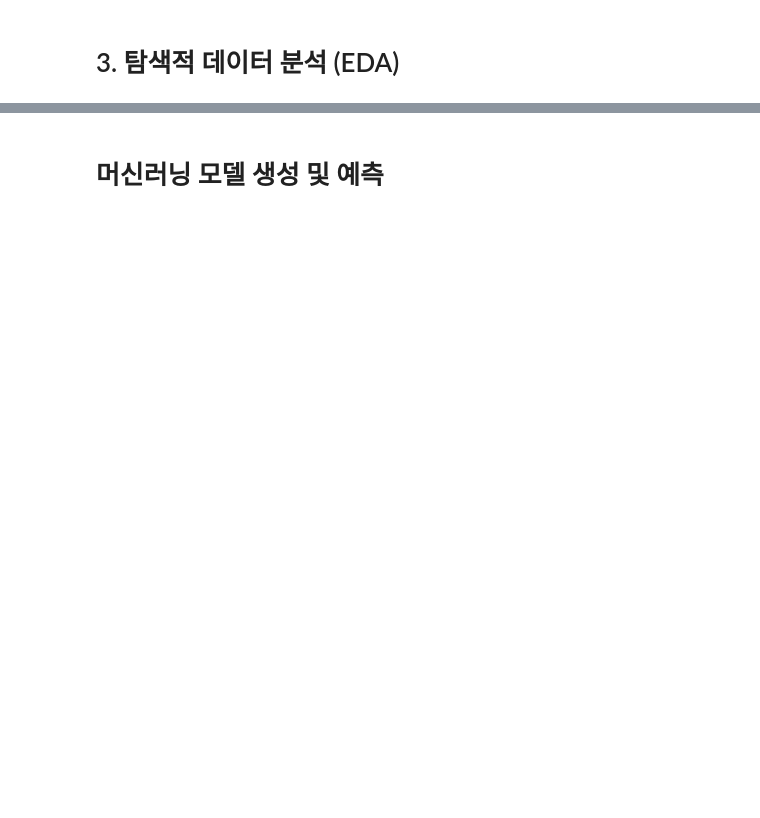
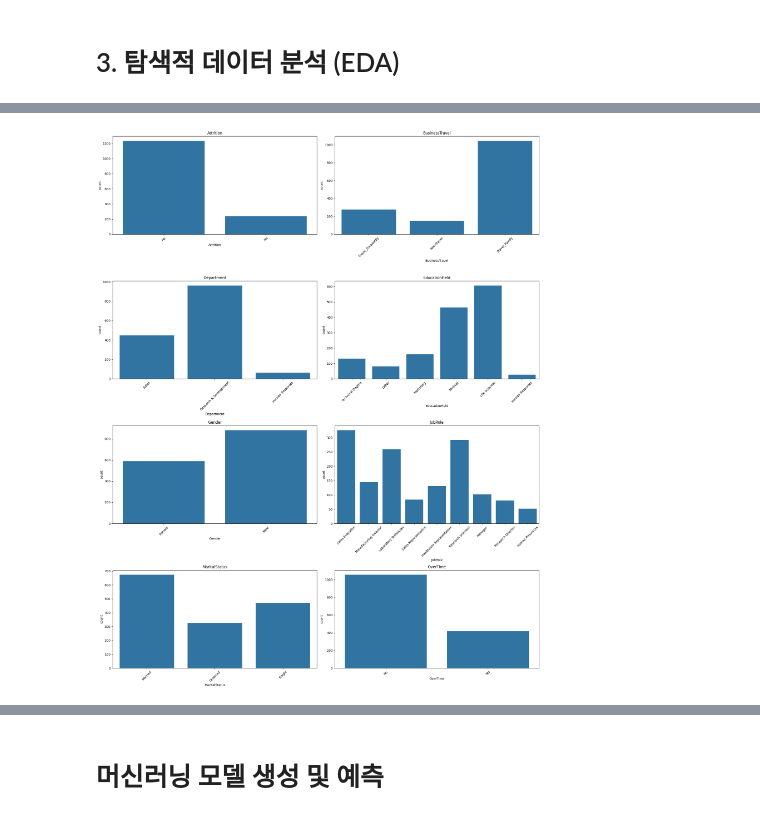
Before and after one commit to selina7704/AWS_Spark, a Jupyter notebook: Spark_project.ipynb, the cells around one changed output, grey strips where cells are left out. Saved outputs shown, nothing was run; the diff lists cells and outputs as text; code cells hidden in the pictures; blank space fills up the shorter version.

```diff
--- a/Spark_project.ipynb
+++ b/Spark_project.ipynb
@@ -344,0 +206,12 @@ df.groupBy("Gender","Attrition").count().show()
+# %%
+numeric_cols = [
+    "Age", "DistanceFromHome", "Education", "EnvironmentSatisfaction",
+    "JobInvolvement", "JobLevel", "JobSatisfaction", "MonthlyIncome",
+    "NumCompaniesWorked", "PercentSalaryHike", "PerformanceRating",
+    "RelationshipSatisfaction", "StockOptionLevel", "TotalWorkingYears",
+    "TrainingTimesLastYear", "WorkLifeBalance", "YearsAtCompany",
+    "YearsInCurrentRole", "YearsSinceLastPromotion", "YearsWithCurrManager"
+]
+
+for col in numeric_cols:
+    df.groupBy(col).count().show()
@@ -344,0 +248,7 @@ df.groupBy("Gender","Attrition").count().show()
+# %%
+string_cols = [
+    "Attrition", "BusinessTravel","Department", "EducationField",
+    "Gender", "JobRole", "MaritalStatus", "OverTime"
+]
+for col in string_cols:
+    df.groupBy(col).count().show()
@@ -344,0 +273,15 @@ df.groupBy("Gender","Attrition").count().show()
+# %%
+# 시각화
+
+fig, axes = plt.subplots(4,2,figsize=(20,25))
+axes = axes.flatten()
+for i, col in enumerate(string_cols):
+    string_cols_pandas = df.groupBy(col).count().toPandas()
+
+    sns.barplot(x=col,y='count', data = string_cols_pandas, ax= axes[i])
+    axes[i].set_title(f"{col}")
+    axes[i].tick_params(axis='x', labelrotation=45)
+plt.tight_layout()
+plt.show()
+# %% [output]
+[figure, added]
```
Also changed, not shown: parts of 57 cells of this notebook.
